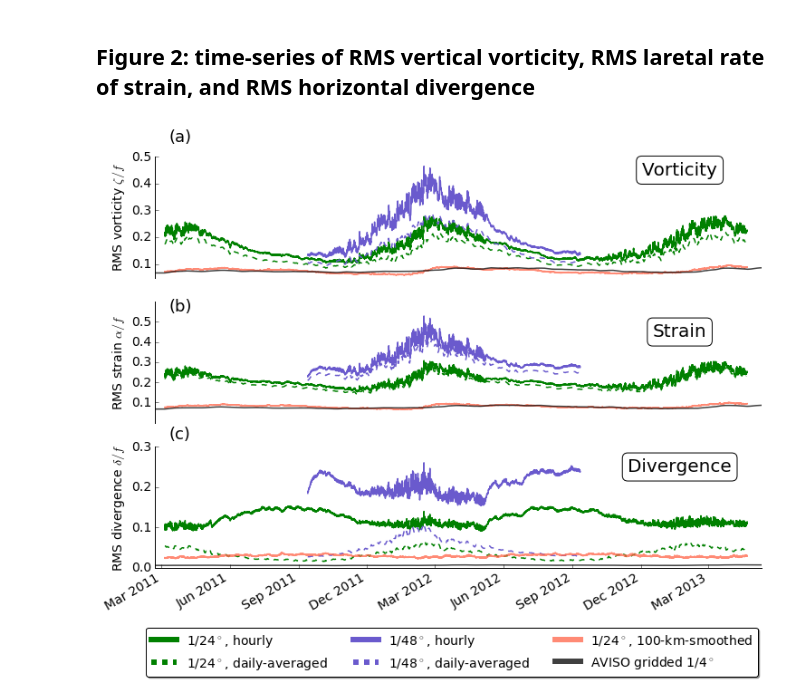
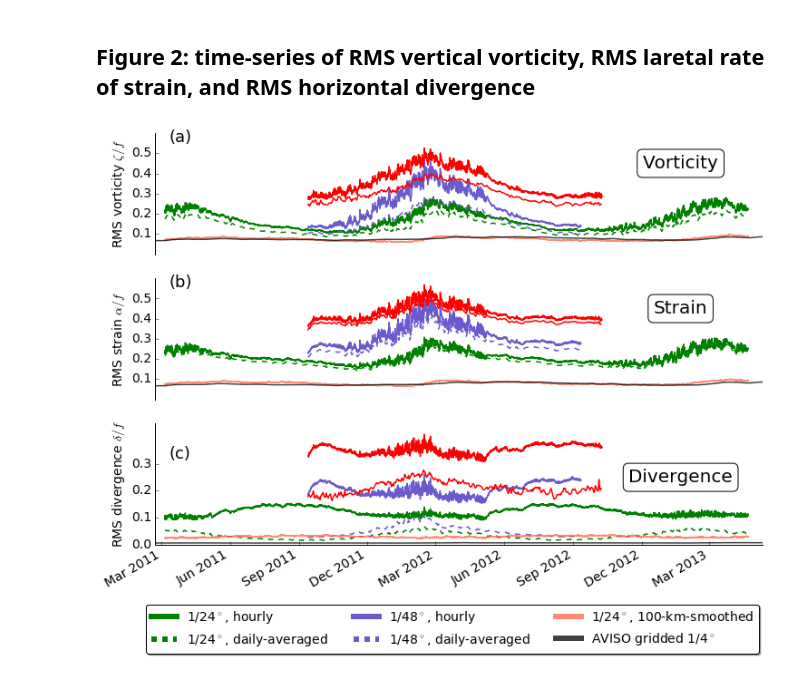
Before and after one commit to cesar-rocha/UpperOceanSeasonality, a Jupyter notebook: notebooks/Figure2.ipynb, the cells around one changed output. Drawn from its saved outputs; the diff is of its cells as text; code cells hidden in the pictures.

```diff
--- a/notebooks/Figure2.ipynb
+++ b/notebooks/Figure2.ipynb
@@ -57,7 +57,13 @@ timed2160 = time2160[::24]
 
 time4320 = parse_time(llc['4320']['hourly']['time'][:])
 timed4320 = time4320[::24]
+
+time43202 = parse_time(stats2['time'])
+timed43202 = time43202[::24]
 # %%
 timeaviso = []
 for i in range(llc['aviso']['time'][:].size):
     timeaviso.append(datetime.datetime.strptime(llc['aviso']['time'][i],'%d%m%Y'))
+# %%
+stats2 = np.load("../outputs/VelStats_anomaly_24h_4320_0_spectral.npz")
+stats2.keys()
@@ -74,6 +93,8 @@ plt.plot(timed4320,llc['4320']['daily-averaged/vorticity'][:],'--',color=c1,labe
 plt.plot(time2160,llc['2160']['smoothed100km/vorticity'][:],color='tomato',alpha=ap,label='1/24$^\circ$, 100-km-smoothed')
 plt.plot(timeaviso,llc['aviso']['vorticity'][:],color='k',alpha=ap,label='AVISO gridded 1/4$^\circ$')
 
+plt.plot(time43202, np.sqrt(stats2['VORT']),'r')
+plt.plot(timed43202, np.sqrt(stats2['VORTd']),'r')
 
 plt.text(timed2160[-90], .45, "Vorticity", size=20, rotation=0.,
          ha="center", va="center",
@@ -101,6 +122,10 @@ plt.plot(timed4320,llc['4320']['daily-averaged/strain'][:],'--',color=c1,label='
 plt.plot(time2160,llc['2160']['smoothed100km/strain'][:],color='tomato',alpha=ap,label='1/24$^\circ$, 100-km-smoothed')
 plt.plot(timeaviso,llc['aviso']['strain'][:],color='k',alpha=ap,label='AVISO')
 
+plt.plot(time43202, np.sqrt(stats2['STRAIN']),'r')
+plt.plot(timed43202, np.sqrt(stats2['STRAINd']),'r')
+
+
 plt.text(timed2160[-90], .45, "Strain", size=20, rotation=0.,
          ha="center", va="center",
            bbox = dict(boxstyle="round",ec='k',fc='w'))
@@ -113,32 +138,35 @@ ax.spines['top'].set_visible(False)
 ax.spines['bottom'].set_visible(False)
 ax.yaxis.set_ticks_position('left')
 ax.xaxis.set_ticks_position('bottom')
 plt.yticks([ .1, .2 ,.3, .4, .5])
 
 
 ax = fig.add_subplot(313)
 plt.plot(time2160,llc['2160']['hourly/divergence'][:],color='g',label=r'1/24$^\circ$, hourly')
 plt.plot(timed2160,llc['2160']['daily-averaged/divergence'][:],'--',color='g',label='1/24$^\circ$, daily-averaged')
 plt.plot(time4320,llc['4320']['hourly/divergence'][:],color=c1,label=r'1/48$^\circ$, hourly')
 plt.plot(timed4320,llc['4320']['daily-averaged/divergence'][:],'--',color=c1,label='1/48$^\circ$, daily-averaged')
 plt.plot(time2160,llc['2160']['smoothed100km/divergence'][:],color='tomato',alpha=ap,label='1/24$^\circ$, 100-km-smoothed')
 plt.plot(timeaviso,llc['aviso']['divergence'][:],color='k',alpha=ap,label='AVISO')
 
+plt.plot(time43202, np.sqrt(stats2['DIV']),'r')
+plt.plot(timed43202, np.sqrt(stats2['DIVd']),'r')
+
 plt.yticks([0.,.1,.2,.3])
 
 plt.text(timed2160[-90], .25, "Divergence", size=20, rotation=0.,
          ha="center", va="center",
            bbox = dict(boxstyle="round",ec='k',fc='w'))
 plt.ylabel(r'RMS divergence $\delta/f$')
 
 ax.spines['right'].set_visible(False)
 ax.spines['top'].set_visible(False)
 ax.yaxis.set_ticks_position('left')
 ax.xaxis.set_ticks_position('bottom')
 plt.text(timed2160[5], .32,'(c)',fontsize=18)
 
 plt.gcf().autofmt_xdate()
 
-plt.savefig(__dest__[0],bbox_inches='tight')
+#plt.savefig(__dest__[0],bbox_inches='tight')
 # %% [output]
-[figure, old version]
+[figure, new version]
```
Also changed, not shown: parts of 1 cell of this notebook, 3 other files.
